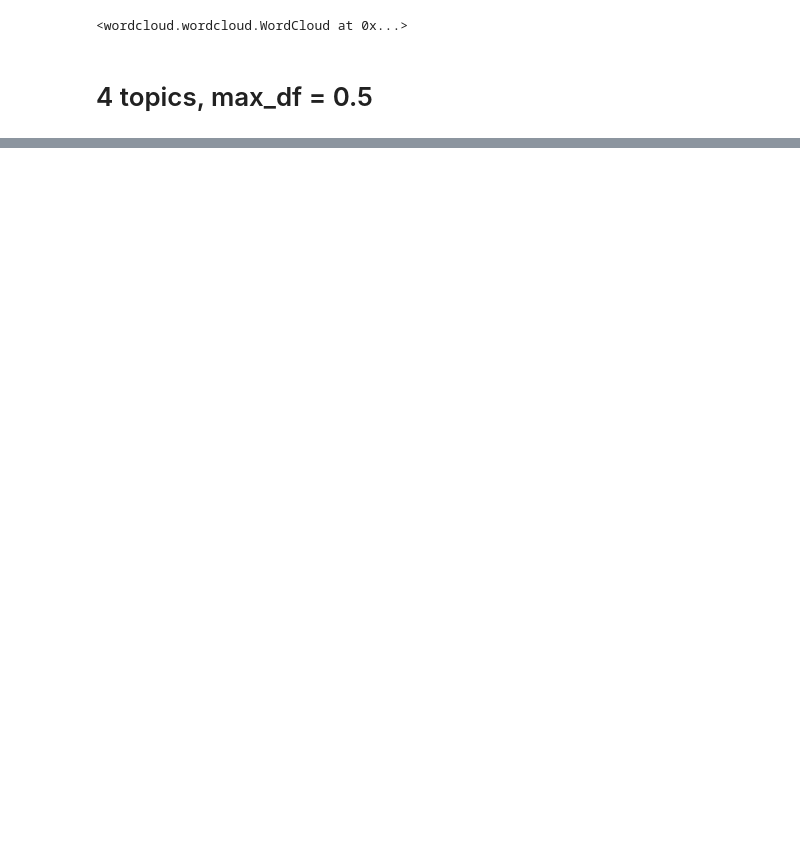
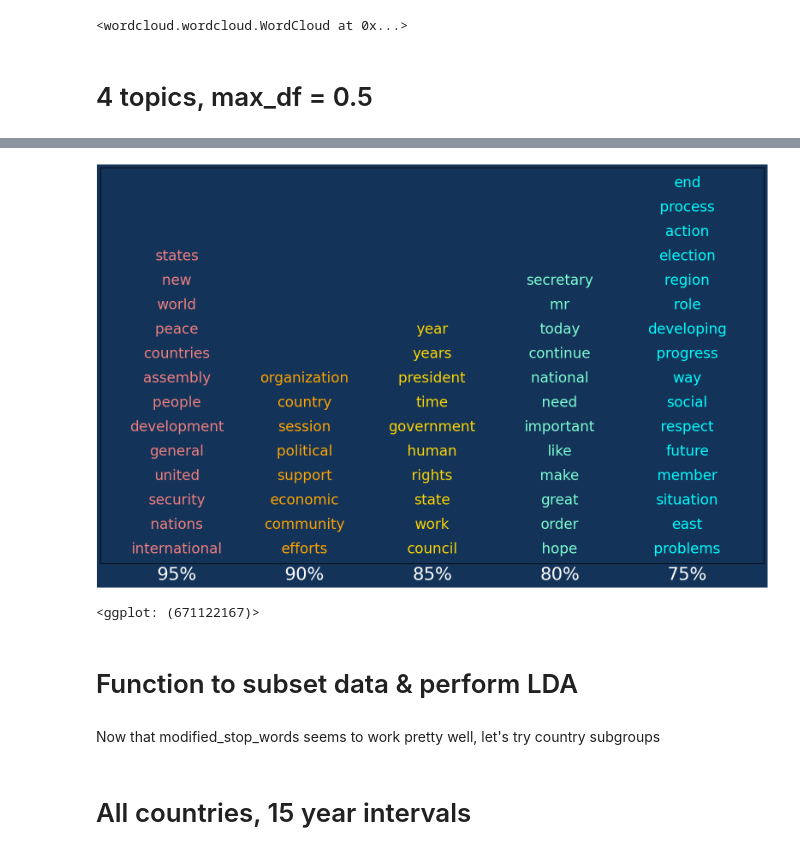
Before and after one commit to chav-ngvyen/unsupervised_machine_learning, a Jupyter notebook: Topic_modeling/Topic_Modeling_UN.ipynb, the cells around one changed output, grey strips where cells are left out. Drawn from its saved outputs; the diff is of its cells as text; code cells hidden in the pictures; blank space fills up the shorter version.

```diff
--- a/Topic_modeling/Topic_Modeling_UN.ipynb
+++ b/Topic_modeling/Topic_Modeling_UN.ipynb
@@ -425,0 +298,3 @@ Dropped words if setting max_df as 0.7 compared to 0.75
+# %%
+# Create a pd dataframe from dictonary, use index to allow for varying length
+dropped = pd.DataFrame.from_dict(dropped_dict, orient = 'index')
@@ -425,0 +356,30 @@ Dropped words if setting max_df as 0.7 compared to 0.75
+# %%
+# 0.75 cut off
+dropped2=dropped[dropped.value_col<=4]
+# # Reshape
+dropped2 =pd.melt(dropped2, id_vars = ['index','value_col'])
+# # Drop rows with None strings:
+dropped2 = dropped2[dropped2["value"].str.contains("None")==False]
+# %%
+# Same plot as above but zoom in on 0.75 cutoff values
+dropped_plot2 = (ggplot(dropped2, aes(x = 'reorder(index, value_col)', y = 'variable'))
++ geom_point(alpha =0)
++ geom_text(aes(label = 'value',color = 'index'), ha = 'center', size = 24)
++ scale_x_discrete(labels=['95%','90%','85%','80%','75%'])
++ scale_color_manual(guide = False, values=("cyan","aquamarine","gold","orange","lightcoral"))
++ theme_classic()
++ theme(figure_size=(20, 12),
+        axis_title_y=element_blank(),
+        axis_text_y=element_blank(),
+        axis_title_x=element_blank(),
+        axis_text_x = element_text(ha='center', size = 30, color ='white'),
+        axis_ticks = element_blank(),
+        axis_line = element_blank(),
+        plot_background=element_rect(fill="#143359"),
+        panel_background=element_rect(fill="#143359"),
+        panel_border=element_rect(fill="#143359"))
+)
+dropped_plot2
+# %% [output]
+[figure, added]
+<ggplot: (671122167)>
@@ -425,0 +395,2 @@ Dropped words if setting max_df as 0.7 compared to 0.75
+# %% [markdown]
+# Function to subset data & perform LDA
@@ -425,0 +471,4 @@ Dropped words if setting max_df as 0.7 compared to 0.75
+# %% [markdown]
+Now that modified_stop_words seems to work pretty well, let's try country subgroups
+# %% [markdown]
+# All countries, 15 year intervals
```
Also changed, not shown: parts of 67 cells of this notebook, 4 other files.
